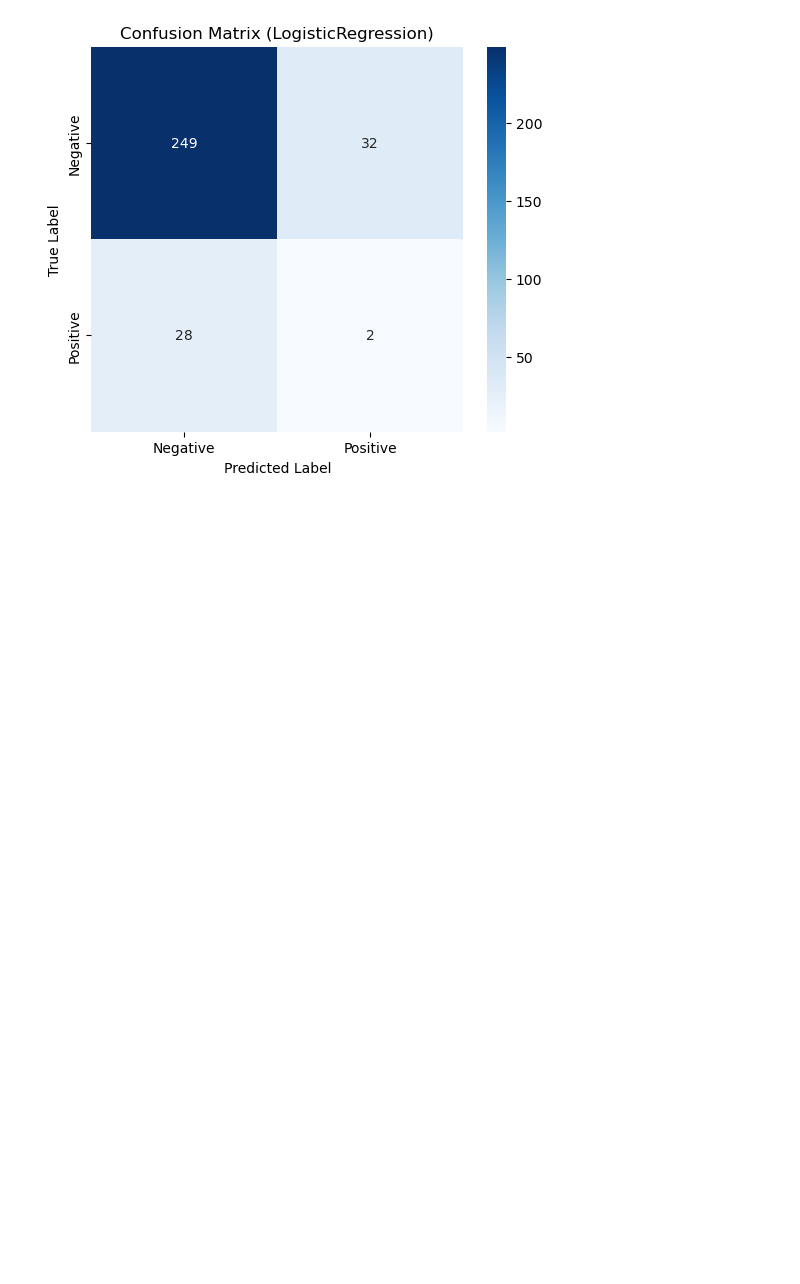
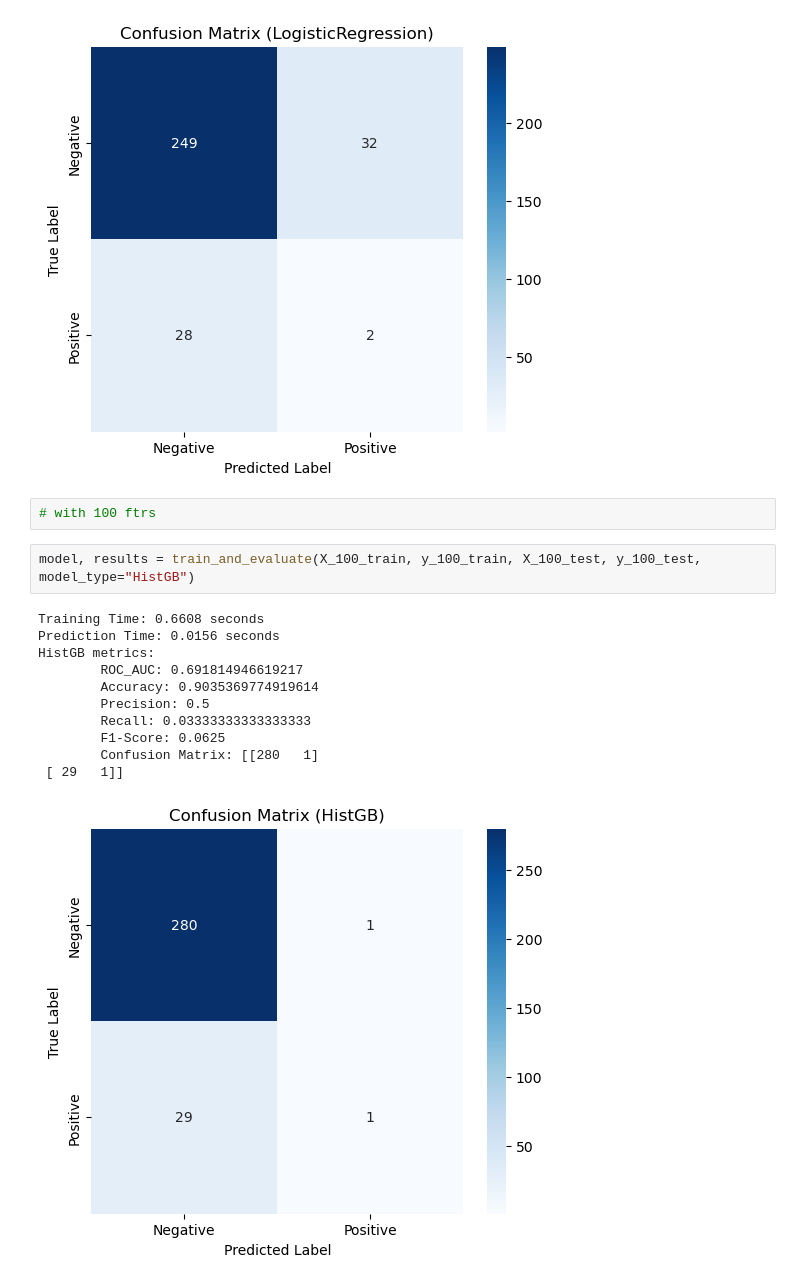
Before and after one commit to danielrmathew/prism-data-credit, a Jupyter notebook: src/notebooks/aman_q2.ipynb, the cells around one changed output. Drawn from its saved outputs; the diff is of its cells as text; blank space fills up the shorter version.

Commit message:
update models

```diff
--- a/src/notebooks/aman_q2.ipynb
+++ b/src/notebooks/aman_q2.ipynb
@@ -1664,3 +1664,19 @@ LogisticRegression metrics:
         Confusion Matrix: [[249  32]
  [ 28   2]]
 [figure]
+# %%
+# with 100 ftrs
+# %%
+model, results = train_and_evaluate(X_100_train, y_100_train, X_100_test, y_100_test, model_type="HistGB")
+# %% [output]
+Training Time: 0.6608 seconds
+Prediction Time: 0.0156 seconds
+HistGB metrics:
+        ROC_AUC: 0.691814946619217
+        Accuracy: 0.9035369774919614
+        Precision: 0.5
+        Recall: 0.03333333333333333
+        F1-Score: 0.0625
+        Confusion Matrix: [[280   1]
+ [ 29   1]]
+[figure, added]
```
